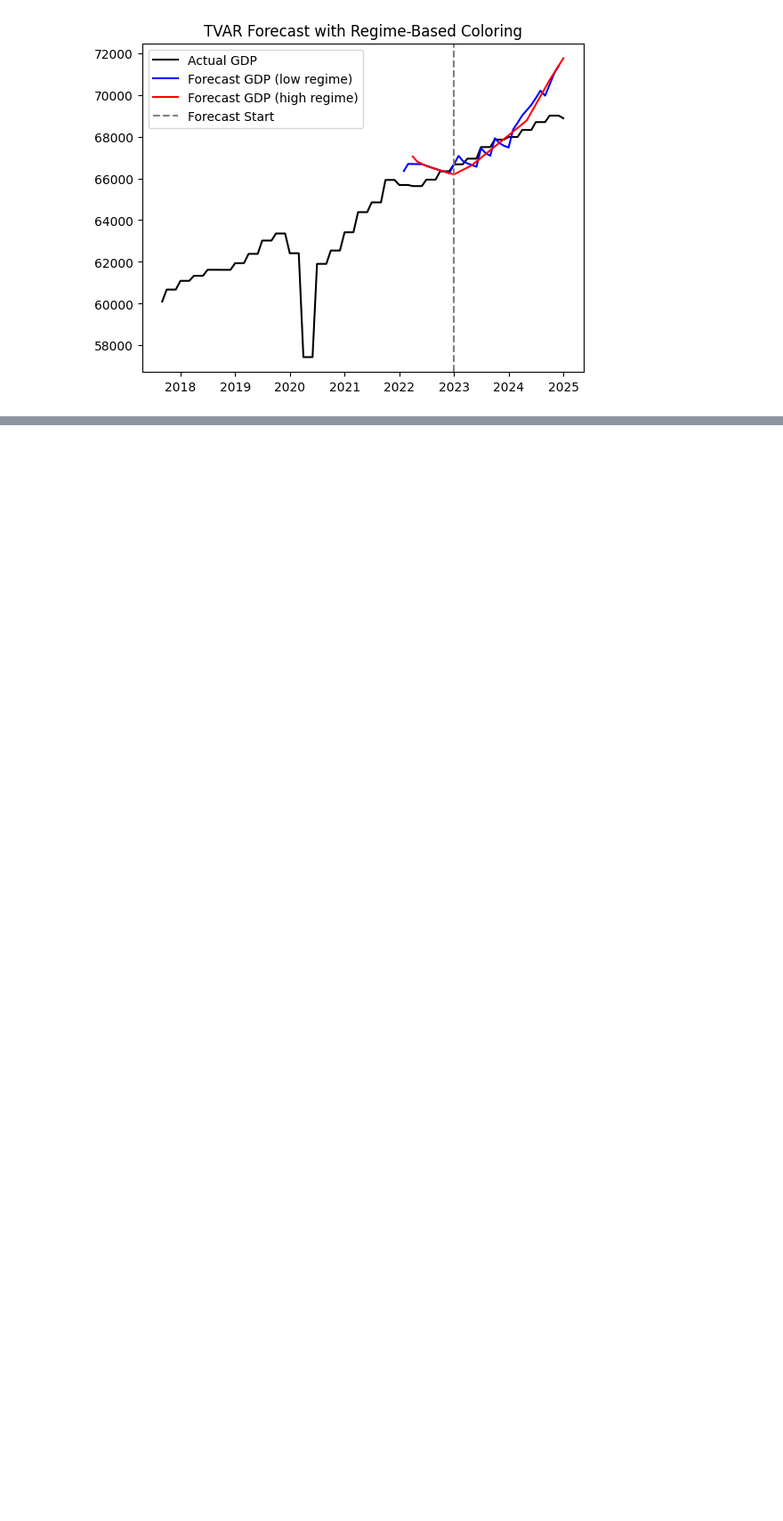
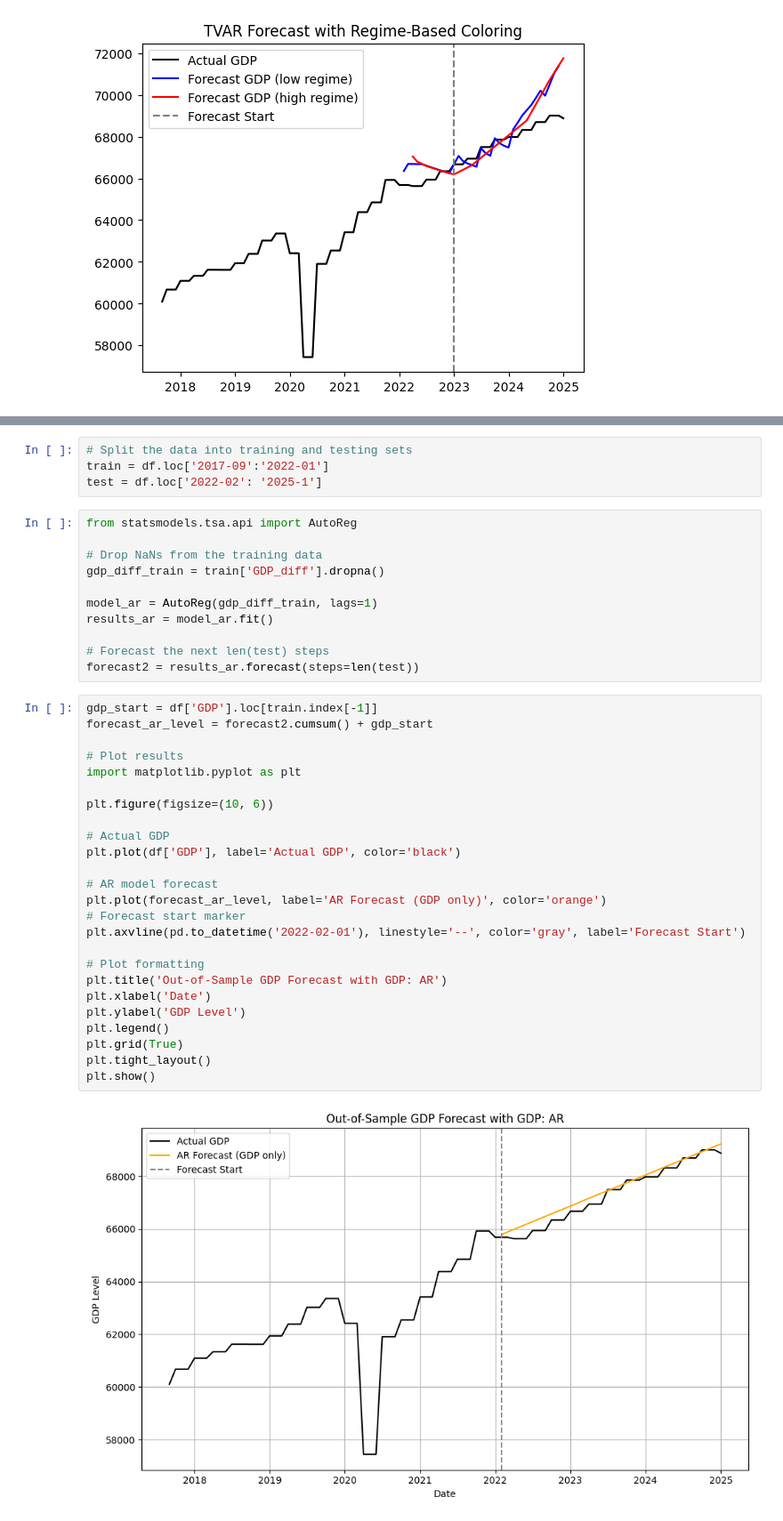
Before and after one commit to tianyishen701/CryptoMacroecon-Prediction-CSUREMM, a Jupyter notebook: TVAR test.ipynb, the cells around one changed output, grey strips where cells are left out. Shown at 89% size. Saved outputs shown, nothing was run; the diff lists cells and outputs as text; blank space fills up the shorter version.

Commit message:
updated VAR modeling

```diff
--- a/TVAR test.ipynb
+++ b/TVAR test.ipynb
@@ -295,0 +300,42 @@ plt.show()
+# %%
+# Split the data into training and testing sets
+train = df.loc['2017-09':'2022-01']
+test = df.loc['2022-02': '2025-1']
+# %%
+from statsmodels.tsa.api import AutoReg
+
+# Drop NaNs from the training data
+gdp_diff_train = train['GDP_diff'].dropna()
+
+model_ar = AutoReg(gdp_diff_train, lags=1)
+results_ar = model_ar.fit()
+
+# Forecast the next len(test) steps
+forecast2 = results_ar.forecast(steps=len(test))
+# %%
+gdp_start = df['GDP'].loc[train.index[-1]]
+forecast_ar_level = forecast2.cumsum() + gdp_start
+
+# Plot results
+import matplotlib.pyplot as plt
+
+plt.figure(figsize=(10, 6))
+
+# Actual GDP
+plt.plot(df['GDP'], label='Actual GDP', color='black')
+
+# AR model forecast
+plt.plot(forecast_ar_level, label='AR Forecast (GDP only)', color='orange')
+# Forecast start marker
+plt.axvline(pd.to_datetime('2022-02-01'), linestyle='--', color='gray', label='Forecast Start')
+
+# Plot formatting
+plt.title('Out-of-Sample GDP Forecast with GDP: AR')
+plt.xlabel('Date')
+plt.ylabel('GDP Level')
+plt.legend()
+plt.grid(True)
+plt.tight_layout()
+plt.show()
+# %% [output]
+[figure, added]
```
Also changed, not shown: parts of 7 cells of this notebook.
